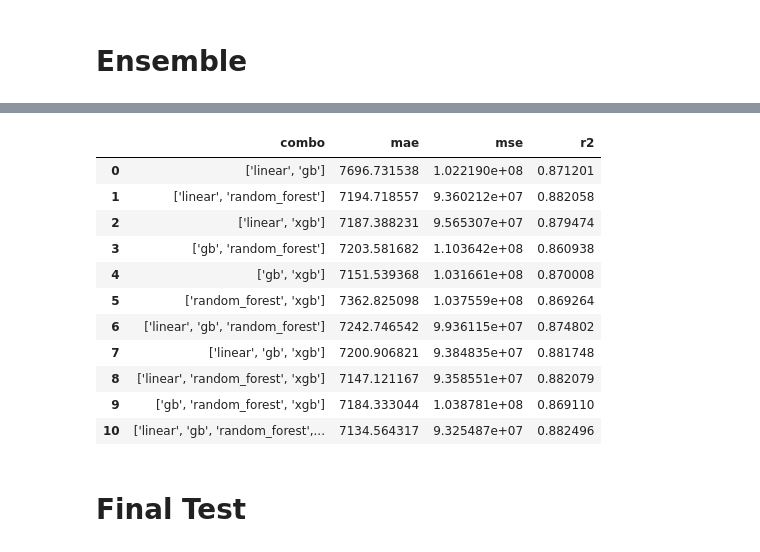
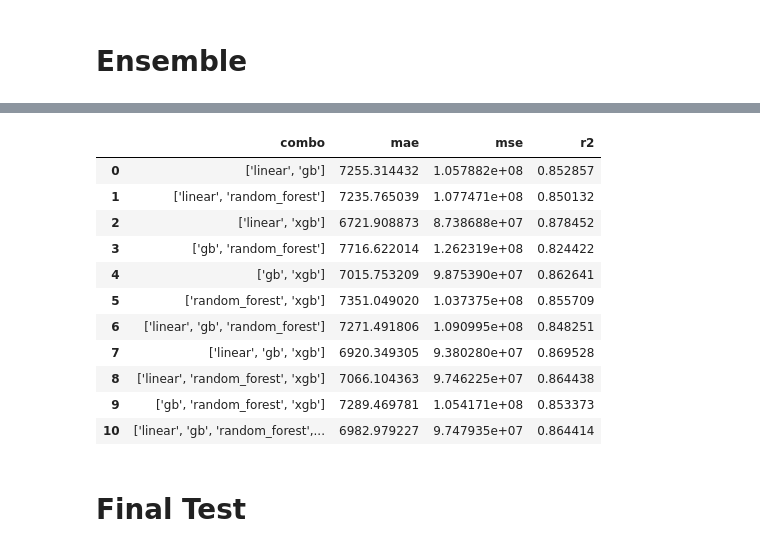
Before and after one commit to jiyoonmik/DACON_practice, a Jupyter notebook: bike2/bike2_code.ipynb, the cells around one changed output, grey strips where cells are left out. Drawn from its saved outputs; the diff is of its cells as text; code cells hidden in the pictures.

```diff
--- a/bike2/bike2_code.ipynb
+++ b/bike2/bike2_code.ipynb
@@ -655,0 +661,10 @@ for name in pipes.keys():
+# %%
+from sklearn.ensemble import VotingRegressor
+from sklearn.base import clone
+
+estimators=[(pipe.steps[1][0],clone(pipe.steps[1][1])) for pipe in pipes.values()]
+vote=Pipeline(steps=[('scaler',StandardScaler()), ('voter',VotingRegressor(estimators))])
+vote.fit(data,target)
+predictions=vote.predict(eval_data)
+
+print_predictions(eval_target,predictions)
@@ -663,10 +700,0 @@ def print_predictions(target,predictions):
-# %%
-from sklearn.ensemble import VotingRegressor
-from sklearn.base import clone
-
-estimators=[(pipe.steps[1][0],clone(pipe.steps[1][1])) for pipe in pipes.values()]
-vote=Pipeline(steps=[('voter',VotingRegressor(estimators))])
-vote.fit(data,target)
-predictions=vote.predict(eval_data)
-
-print_predictions(eval_target,predictions)
@@ -708,45 +706,45 @@ final_estimators=pipes.keys()
 combos=[]
 for L in range(2, len(final_estimators)+1):
     for subset in combinations(final_estimators, L):
         combos.append(list(subset))
 
 
 combo_names=[]
 mae=[]
 mse=[]
 r2=[]
 
 for combo in combos:
     estimators=[(name,clone(pipes[name].named_steps[name])) for name in combo]
-    vote=Pipeline(steps=[('voter',VotingRegressor(estimators))])
+    vote=Pipeline(steps=[('scaler',StandardScaler()), ('voter',VotingRegressor(estimators))])
     vote.fit(data,target)
     predictions=vote.predict(eval_data)
 
     mae.append(mean_absolute_error(eval_target,predictions))
     mse.append(mean_squared_error(eval_target,predictions))
     r2.append(r2_score(eval_target,predictions))
     combo_names.append(str(list(combo)))
 
 score=pd.DataFrame()
 score['combo']=combo_names
 score['mae']=mae
 score['mse']=mse
 score['r2']=r2
 
 score
 # %% [output]
 |  | combo | mae | mse | r2 |
-| 0 | ['linear', 'gb'] | 7696.731538 | 1.022190e+08 | 0.871201 |
-| 1 | ['linear', 'random_forest'] | 7194.718557 | 9.360212e+07 | 0.882058 |
-| 2 | ['linear', 'xgb'] | 7187.388231 | 9.565307e+07 | 0.879474 |
-| 3 | ['gb', 'random_forest'] | 7203.581682 | 1.103642e+08 | 0.860938 |
-| 4 | ['gb', 'xgb'] | 7151.539368 | 1.031661e+08 | 0.870008 |
-| 5 | ['random_forest', 'xgb'] | 7362.825098 | 1.037559e+08 | 0.869264 |
-| 6 | ['linear', 'gb', 'random_forest'] | 7242.746542 | 9.936115e+07 | 0.874802 |
-| 7 | ['linear', 'gb', 'xgb'] | 7200.906821 | 9.384835e+07 | 0.881748 |
-| 8 | ['linear', 'random_forest', 'xgb'] | 7147.121167 | 9.358551e+07 | 0.882079 |
-| 9 | ['gb', 'random_forest', 'xgb'] | 7184.333044 | 1.038781e+08 | 0.869110 |
-| 10 | ['linear', 'gb', 'random_forest',... | 7134.564317 | 9.325487e+07 | 0.882496 |
+| 0 | ['linear', 'gb'] | 7255.314432 | 1.057882e+08 | 0.852857 |
+| 1 | ['linear', 'random_forest'] | 7235.765039 | 1.077471e+08 | 0.850132 |
+| 2 | ['linear', 'xgb'] | 6721.908873 | 8.738688e+07 | 0.878452 |
+| 3 | ['gb', 'random_forest'] | 7716.622014 | 1.262319e+08 | 0.824422 |
+| 4 | ['gb', 'xgb'] | 7015.753209 | 9.875390e+07 | 0.862641 |
+| 5 | ['random_forest', 'xgb'] | 7351.049020 | 1.037375e+08 | 0.855709 |
+| 6 | ['linear', 'gb', 'random_forest'] | 7271.491806 | 1.090995e+08 | 0.848251 |
+| 7 | ['linear', 'gb', 'xgb'] | 6920.349305 | 9.380280e+07 | 0.869528 |
+| 8 | ['linear', 'random_forest', 'xgb'] | 7066.104363 | 9.746225e+07 | 0.864438 |
+| 9 | ['gb', 'random_forest', 'xgb'] | 7289.469781 | 1.054171e+08 | 0.853373 |
+| 10 | ['linear', 'gb', 'random_forest',... | 6982.979227 | 9.747935e+07 | 0.864414 |
 # %% [markdown]
 # Final Test
 # %% [markdown]
```
Also changed, not shown: parts of 15 cells of this notebook, 4 other files.
